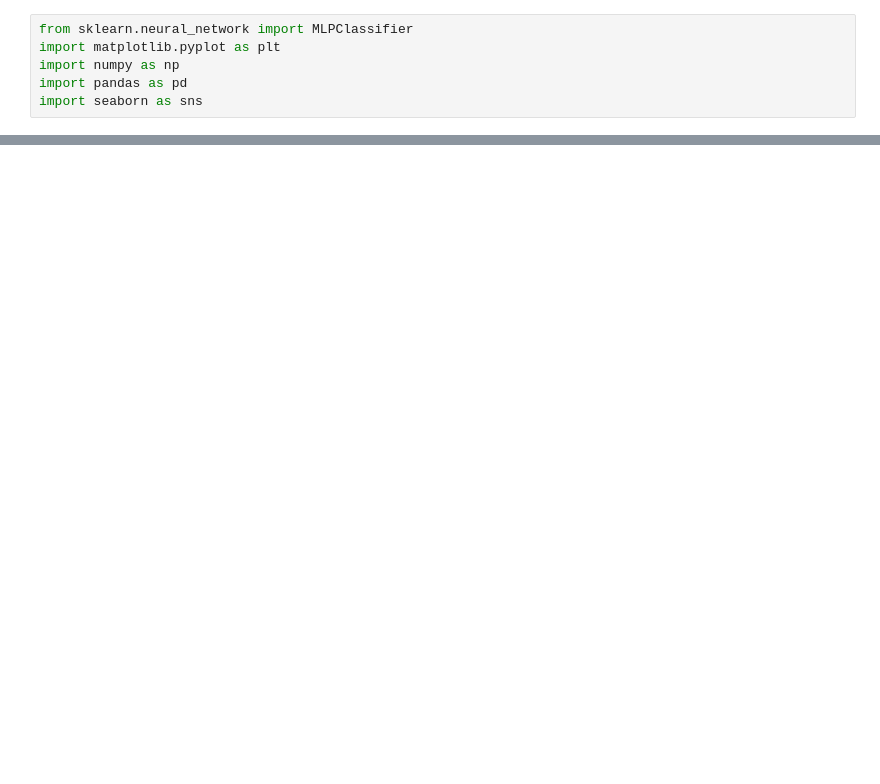
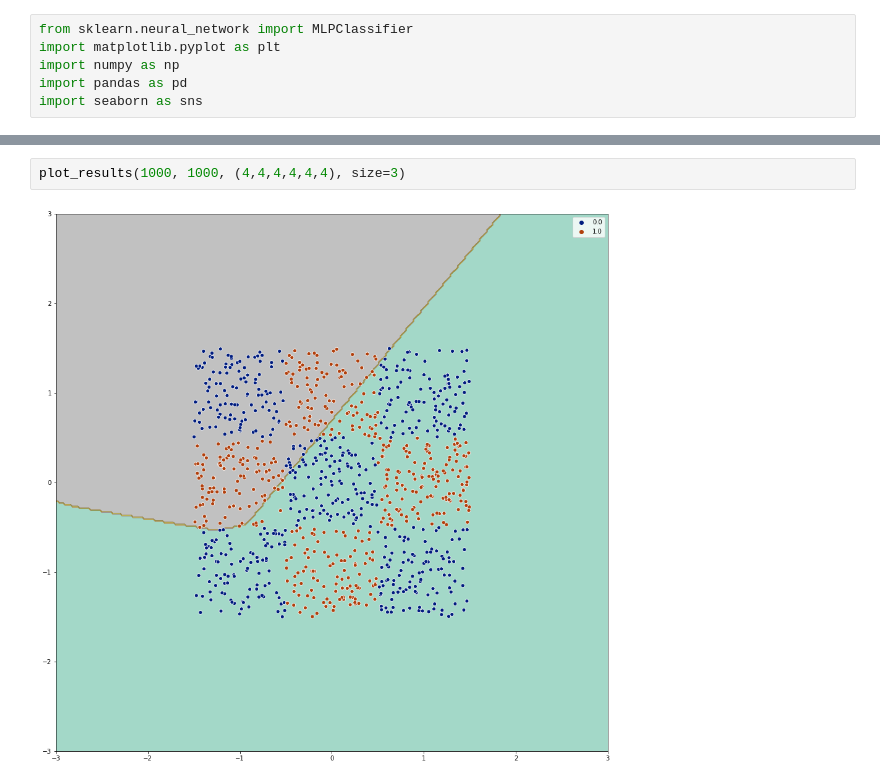
Before and after one commit to hoodadam/simple-notebooks, a Jupyter notebook: new_workbook.ipynb, the cells around one changed output, grey strips where cells are left out. Drawn from its saved outputs; the diff is of its cells as text; blank space fills up the shorter version.

```diff
--- a/new_workbook.ipynb
+++ b/new_workbook.ipynb
@@ -48,0 +48,4 @@ plot_results(1000, 1000, (16,16,4,4), size=2)
+# %%
+plot_results(1000, 1000, (4,4,4,4,4,4), size=3)
+# %% [output]
+[figure, added]
```
Also changed, not shown: parts of 4 cells of this notebook.
